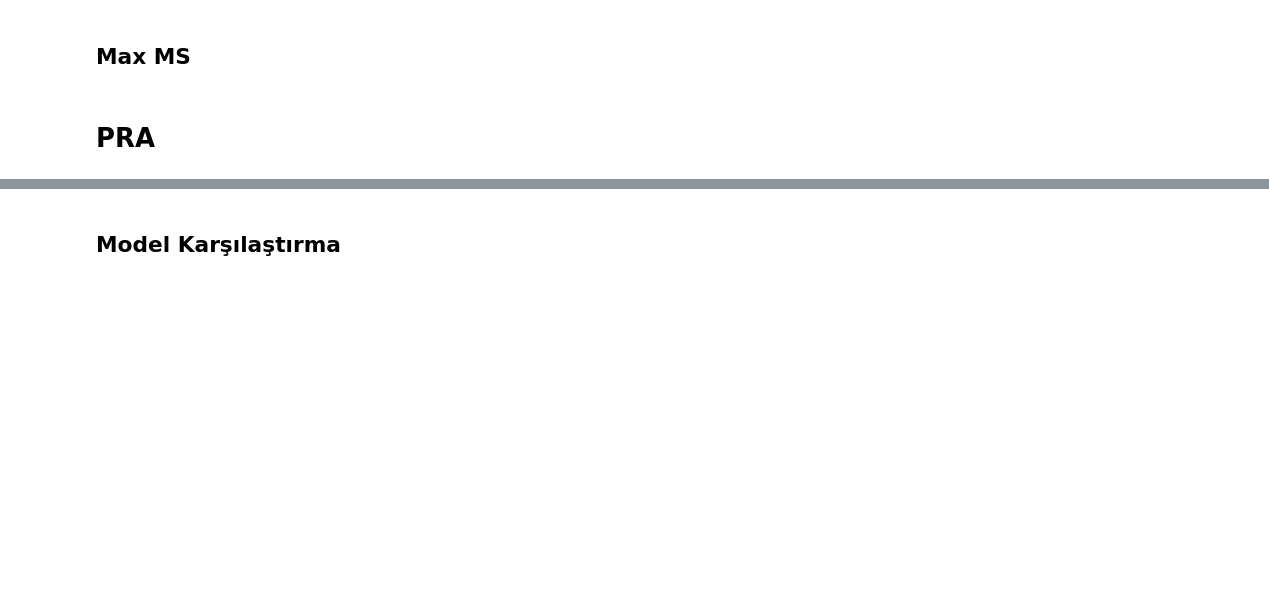
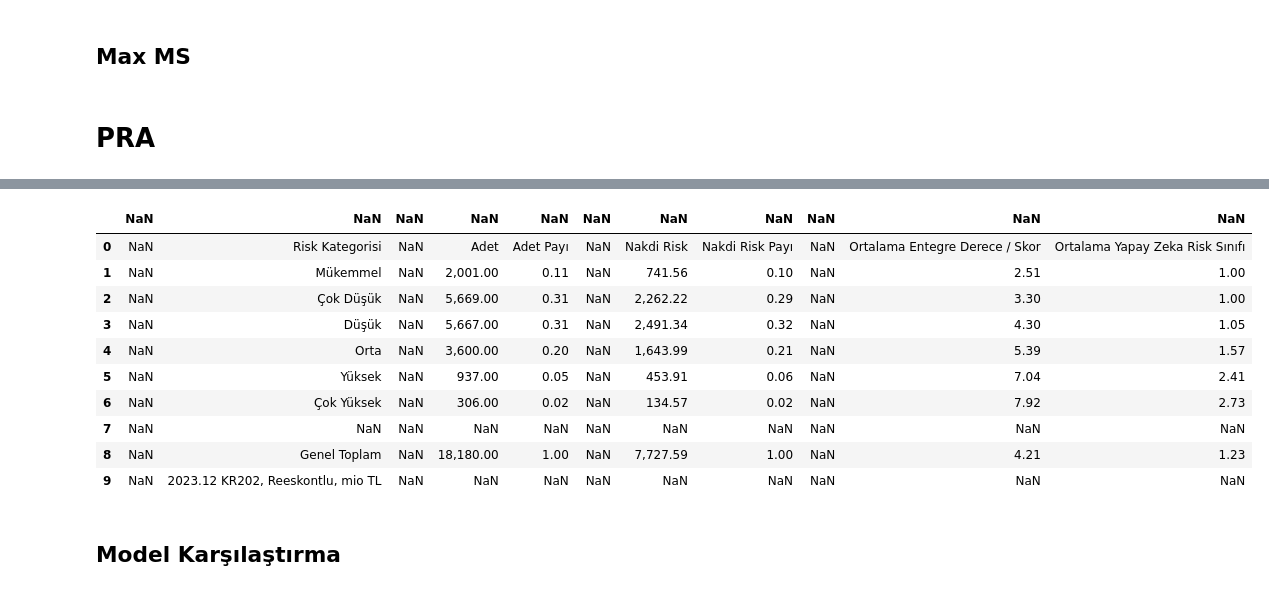
Before and after one commit to bkaanulgen/TCMB-Kur, a Jupyter notebook: PRA Agile v12.ipynb, the cells around one changed output, grey strips where cells are left out. Saved outputs shown, nothing was run; the diff lists cells and outputs as text; code cells hidden in the pictures; blank space fills up the shorter version.

```diff
--- a/PRA Agile v12.ipynb
+++ b/PRA Agile v12.ipynb
@@ -586,3 +1050,17 @@ df_pra_pass
+# %%
+create_pra_summary(df_pra)
+# %% [output]
+|  | NaN | NaN | NaN | NaN | NaN | NaN | NaN | NaN | NaN | NaN | NaN |
+| 0 | NaN | Risk Kategorisi | NaN | Adet | Adet Payı | NaN | Nakdi Risk | Nakdi Risk Payı | NaN | Ortalama Entegre Derece / Skor | Ortalama Yapay Zeka Risk Sınıfı |
+| 1 | NaN | Mükemmel | NaN | 2,001.00 | 0.11 | NaN | 741.56 | 0.10 | NaN | 2.51 | 1.00 |
+| 2 | NaN | Çok Düşük | NaN | 5,669.00 | 0.31 | NaN | 2,262.22 | 0.29 | NaN | 3.30 | 1.00 |
+| 3 | NaN | Düşük | NaN | 5,667.00 | 0.31 | NaN | 2,491.34 | 0.32 | NaN | 4.30 | 1.05 |
+| 4 | NaN | Orta | NaN | 3,600.00 | 0.20 | NaN | 1,643.99 | 0.21 | NaN | 5.39 | 1.57 |
+| 5 | NaN | Yüksek | NaN | 937.00 | 0.05 | NaN | 453.91 | 0.06 | NaN | 7.04 | 2.41 |
+| 6 | NaN | Çok Yüksek | NaN | 306.00 | 0.02 | NaN | 134.57 | 0.02 | NaN | 7.92 | 2.73 |
+| 7 | NaN | NaN | NaN | NaN | NaN | NaN | NaN | NaN | NaN | NaN | NaN |
+| 8 | NaN | Genel Toplam | NaN | 18,180.00 | 1.00 | NaN | 7,727.59 | 1.00 | NaN | 4.21 | 1.23 |
+| 9 | NaN | 2023.12 KR202, Reeskontlu, mio TL | NaN | NaN | NaN | NaN | NaN | NaN | NaN | NaN | NaN |
 # %% [markdown]
 ## Model Karşılaştırma
 # %%
```
Also changed, not shown: parts of 31 cells of this notebook, 12 other files.
